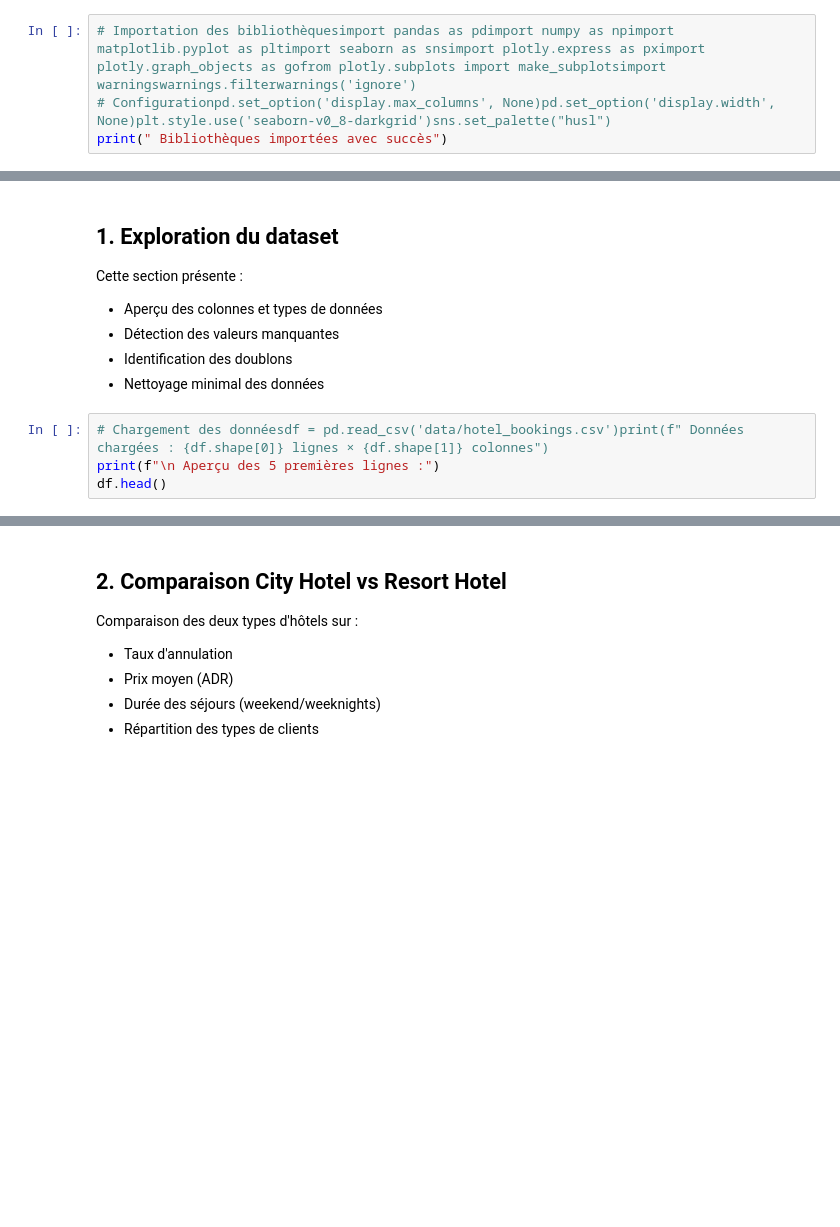
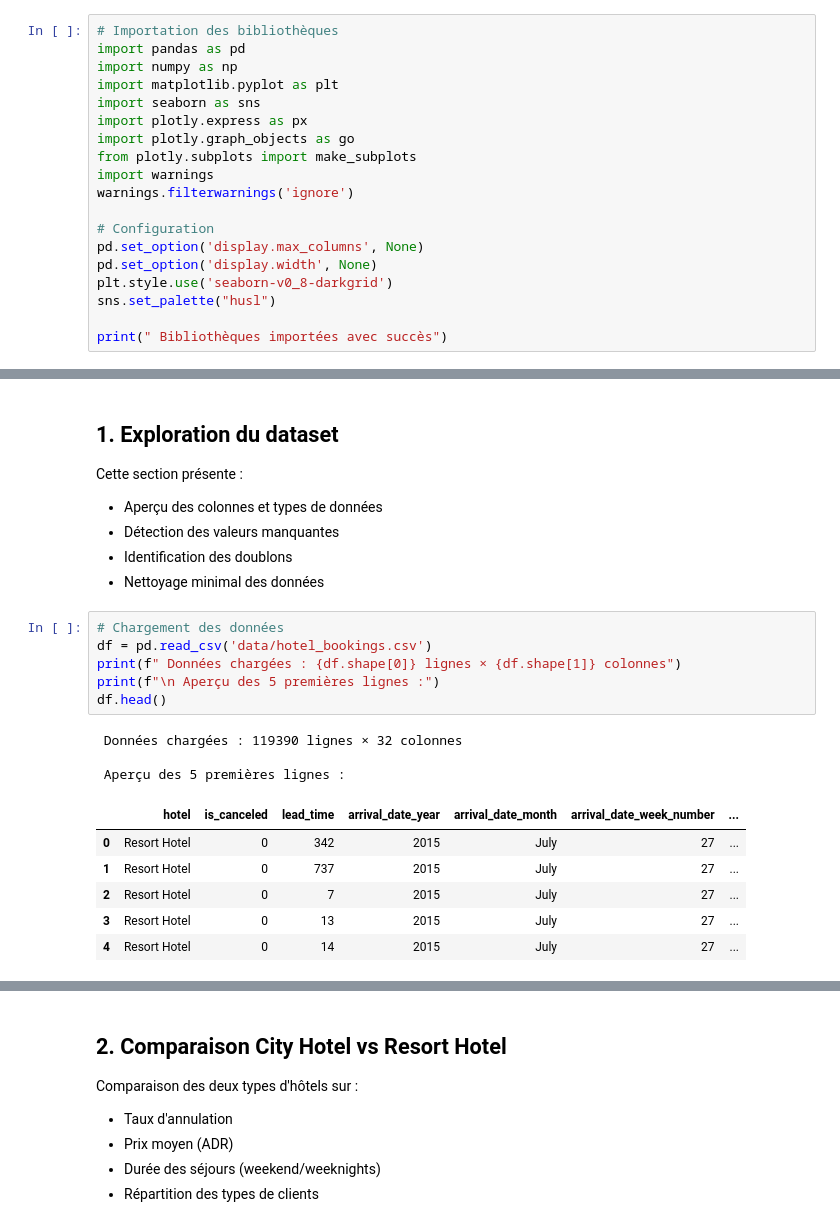
Before and after one commit to loulou-bvc/python-projet-finale, a Jupyter notebook: analyse_hotels.ipynb, the cells around one changed output, grey strips where cells are left out. Drawn from its saved outputs; the diff is of its cells as text; blank space fills up the shorter version.

```diff
--- a/analyse_hotels.ipynb
+++ b/analyse_hotels.ipynb
@@ -9,6 +9,21 @@
 
 Ce notebook présente une analyse exploratoire complète des données de réservations hôtelières, avec une comparaison entre les City Hotels et Resort Hotels.
 # %%
-# Importation des bibliothèquesimport pandas as pdimport numpy as npimport matplotlib.pyplot as pltimport seaborn as snsimport plotly.express as pximport plotly.graph_objects as gofrom plotly.subplots import make_subplotsimport warningswarnings.filterwarnings('ignore')
-# Configurationpd.set_option('display.max_columns', None)pd.set_option('display.width', None)plt.style.use('seaborn-v0_8-darkgrid')sns.set_palette("husl")
+# Importation des bibliothèques
+import pandas as pd
+import numpy as np
+import matplotlib.pyplot as plt
+import seaborn as sns
+import plotly.express as px
+import plotly.graph_objects as go
+from plotly.subplots import make_subplots
+import warnings
+warnings.filterwarnings('ignore')
+
+# Configuration
+pd.set_option('display.max_columns', None)
+pd.set_option('display.width', None)
+plt.style.use('seaborn-v0_8-darkgrid')
+sns.set_palette("husl")
+
 print(" Bibliothèques importées avec succès")
@@ -21,7 +38,19 @@ Cette section présente :
 - Identification des doublons
 - Nettoyage minimal des données
 # %%
-# Chargement des donnéesdf = pd.read_csv('data/hotel_bookings.csv')print(f" Données chargées : {df.shape[0]} lignes × {df.shape[1]} colonnes")
+# Chargement des données
+df = pd.read_csv('data/hotel_bookings.csv')
+print(f" Données chargées : {df.shape[0]} lignes × {df.shape[1]} colonnes")
 print(f"\n Aperçu des 5 premières lignes :")
 df.head()
+# %% [output]
+ Données chargées : 119390 lignes × 32 colonnes
+
+ Aperçu des 5 premières lignes :
+|  | hotel | is_canceled | lead_time | arrival_date_year | arrival_date_month | arrival_date_week_number | ... |
+| 0 | Resort Hotel | 0 | 342 | 2015 | July | 27 | ... |
+| 1 | Resort Hotel | 0 | 737 | 2015 | July | 27 | ... |
+| 2 | Resort Hotel | 0 | 7 | 2015 | July | 27 | ... |
+| 3 | Resort Hotel | 0 | 13 | 2015 | July | 27 | ... |
+| 4 | Resort Hotel | 0 | 14 | 2015 | July | 27 | ... |
 # %%
```
Also changed, not shown: parts of 29 cells of this notebook.
